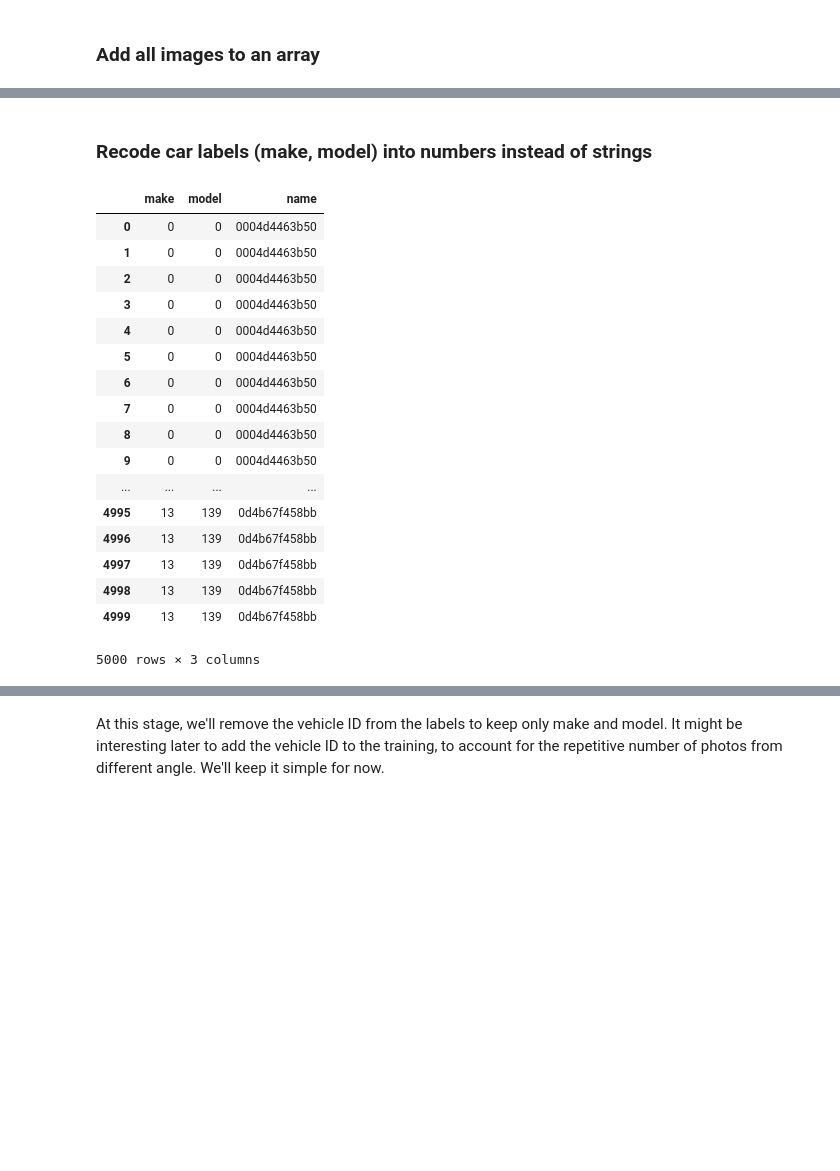
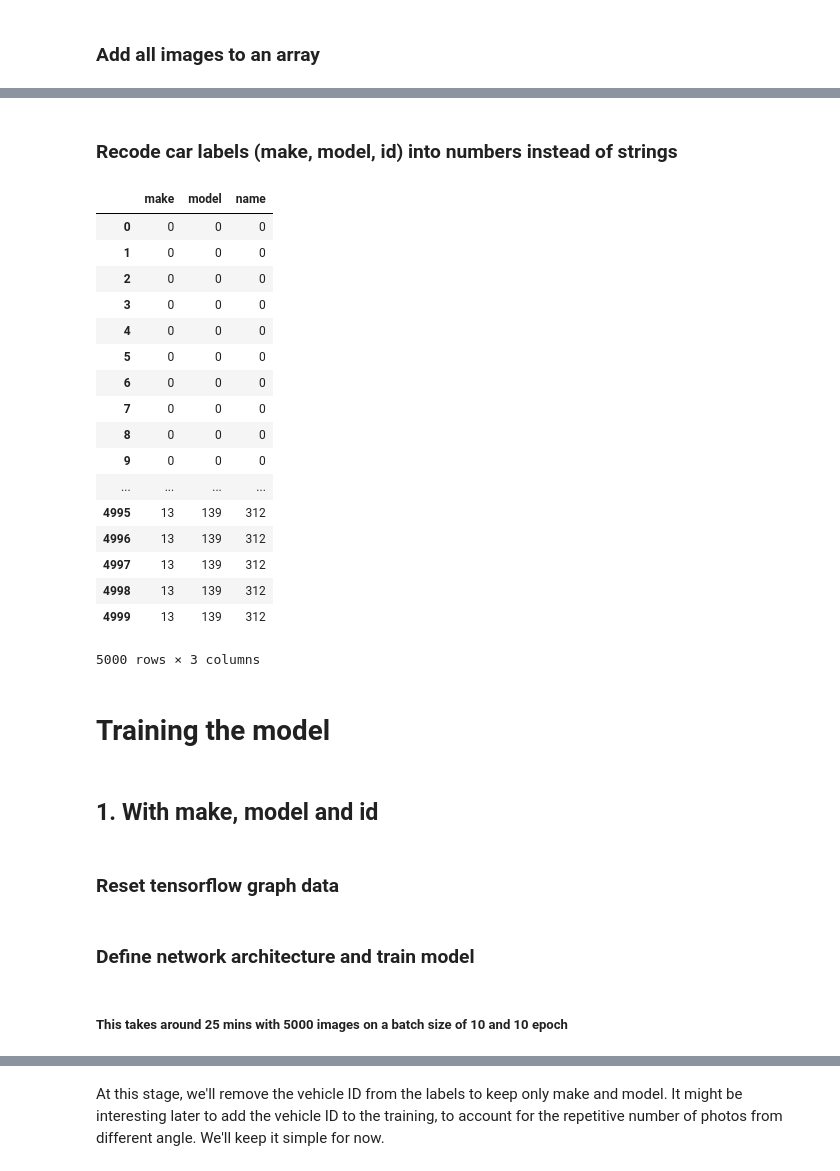
Before and after one commit to mednche/Vehicle-Image-Recognition, a Jupyter notebook: ImageRecognition.ipynb, the cells around one changed output, grey strips where cells are left out. Cells and saved outputs as stored; diff of their text form; code cells hidden in the pictures; blank space fills up the shorter version.

```diff
--- a/ImageRecognition.ipynb
+++ b/ImageRecognition.ipynb
@@ -32,7 +34,7 @@ os.chdir("C:/Users/mednche/Desktop/ImageRec/Test")
 ### Get name of all images in folder
 # %%
 # Get all files in merged folder
-folder = "C:/Users/mednche/Desktop/ImageRec/Merged"
+folder = "C:/Users/mednche/Desktop/ImageRec/Test"
 onlyfiles = [f for f in os.listdir(folder) if os.path.isfile(os.path.join(folder, f))]
 print("Working with {0} images".format(len(onlyfiles)))
 
@@ -138,8 +135,7 @@ image_width, image_height = img.size
 channels = 3
 
 # for training on coloured images
-dataset = np.ndarray(shape=(len(train_files), image_height, image_width, channels),
-                     dtype=np.float32)
+dataset = np.ndarray(shape=(len(train_files), image_height, image_width, channels), dtype=np.float32)
 
 dataset
 # %% [output]
@@ -207,43 +220,57 @@ All images to array!
 # %% [markdown]
-### Recode car labels (make, model) into numbers instead of strings
+### Recode car labels (make, model, id) into numbers instead of strings
 # %%
 # Associate each unique make with a number
 maketonumberdict = {}
 unique_make = y_train.make.unique()
 for i in range(len(unique_make)):
     maketonumberdict[unique_make[i]] = i
 
 # Associate each unique model with a number
 modeltonumberdict = {}
 unique_model = y_train.model.unique()
 for i in range(len(unique_model)):
     modeltonumberdict[unique_model[i]] = i
 
-def makeAndModelToNumber(mydata, makedict, modeldict):
-    mydata_copy = mydata
+# Associate each unique id string with a number
+idtonumberdict = {}
+unique_id = y_train.name.unique()
+for i in range(len(unique_id)):
+    idtonumberdict[unique_id[i]] = i
+
+
+def makeAndModelToNumber(mydata, makedict, modeldict, iddict):
+    mydata_copy = mydata.copy() # make a copy otherwise the changes are made in both df
     for i in range(len(mydata_copy['make'])):
         mydata_copy.loc[i,'make'] = makedict[mydata_copy.loc[i,'make']]
         mydata_copy.loc[i,'model'] = modeldict[mydata_copy.loc[i,'model']]
+        mydata_copy.loc[i,'name'] = iddict[mydata_copy.loc[i,'name']]
     return mydata_copy
 
-clean_y_train = makeAndModelToNumber(y_train, maketonumberdict, modeltonumberdict)
+clean_y_train = makeAndModelToNumber(y_train, maketonumberdict, modeltonumberdict, idtonumberdict)
 clean_y_train
 # %% [output]
 |  | make | model | name |
-| 0 | 0 | 0 | 0004d4463b50 |
-| 1 | 0 | 0 | 0004d4463b50 |
-| 2 | 0 | 0 | 0004d4463b50 |
-| 3 | 0 | 0 | 0004d4463b50 |
-| 4 | 0 | 0 | 0004d4463b50 |
-| 5 | 0 | 0 | 0004d4463b50 |
-| 6 | 0 | 0 | 0004d4463b50 |
-| 7 | 0 | 0 | 0004d4463b50 |
-| 8 | 0 | 0 | 0004d4463b50 |
-| 9 | 0 | 0 | 0004d4463b50 |
+| 0 | 0 | 0 | 0 |
+| 1 | 0 | 0 | 0 |
+| 2 | 0 | 0 | 0 |
+| 3 | 0 | 0 | 0 |
+| 4 | 0 | 0 | 0 |
+| 5 | 0 | 0 | 0 |
+| 6 | 0 | 0 | 0 |
+| 7 | 0 | 0 | 0 |
+| 8 | 0 | 0 | 0 |
+| 9 | 0 | 0 | 0 |
 | ... | ... | ... | ... |
-| 4995 | 13 | 139 | 0d4b67f458bb |
-| 4996 | 13 | 139 | 0d4b67f458bb |
-| 4997 | 13 | 139 | 0d4b67f458bb |
-| 4998 | 13 | 139 | 0d4b67f458bb |
-| 4999 | 13 | 139 | 0d4b67f458bb |
+| 4995 | 13 | 139 | 312 |
+| 4996 | 13 | 139 | 312 |
+| 4997 | 13 | 139 | 312 |
+| 4998 | 13 | 139 | 312 |
+| 4999 | 13 | 139 | 312 |
 5000 rows × 3 columns
+# %% [markdown]
+# Training the model
+# %% [markdown]
+## 1. With make, model and id
+# %% [markdown]
+### Reset tensorflow graph data
@@ -249,0 +283,4 @@ clean_y_train
+# %% [markdown]
+### Define network architecture and train model
+# %% [markdown]
+##### This takes around 25 mins with 5000 images on a batch size of 10 and 10 epoch
```
Also changed, not shown: parts of 36 cells of this notebook, 4 other files.
